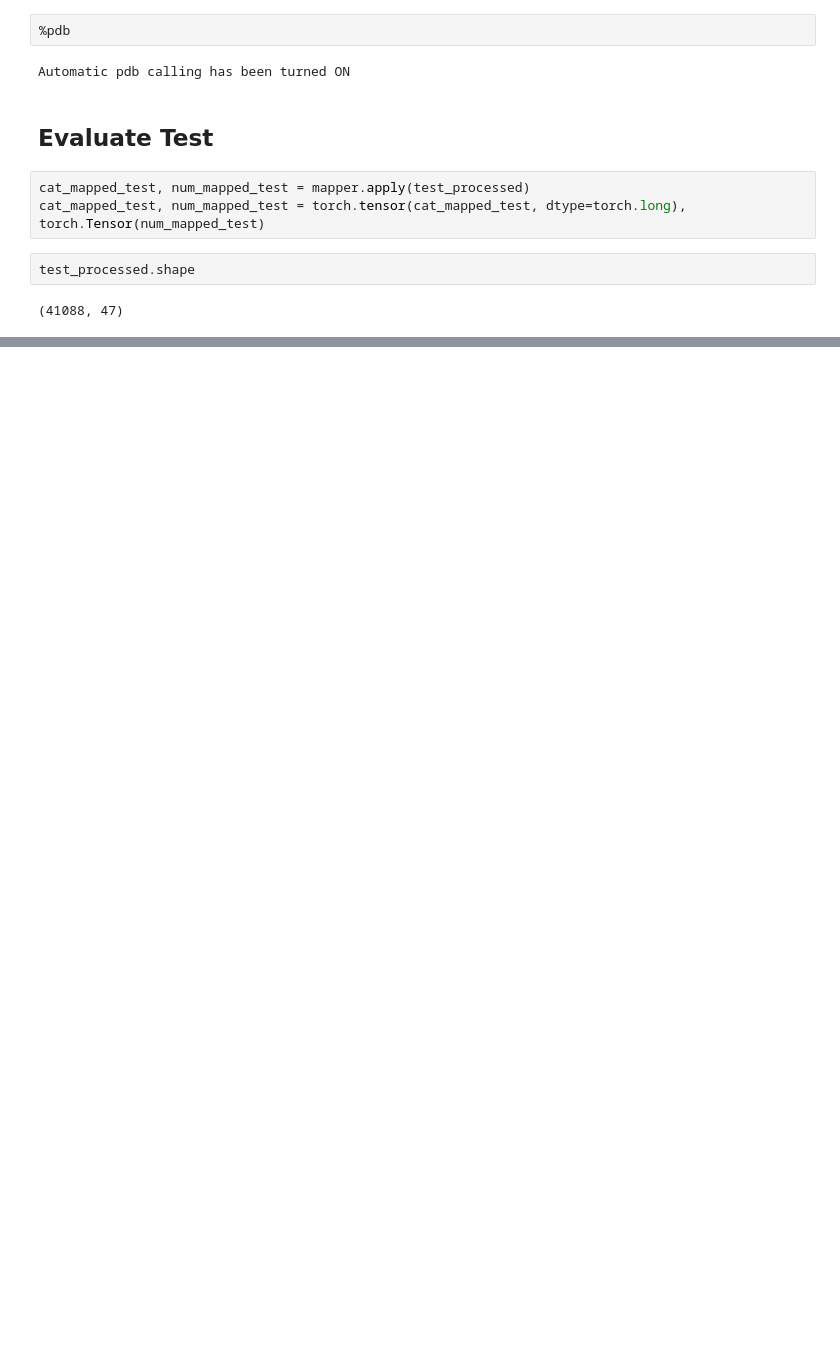
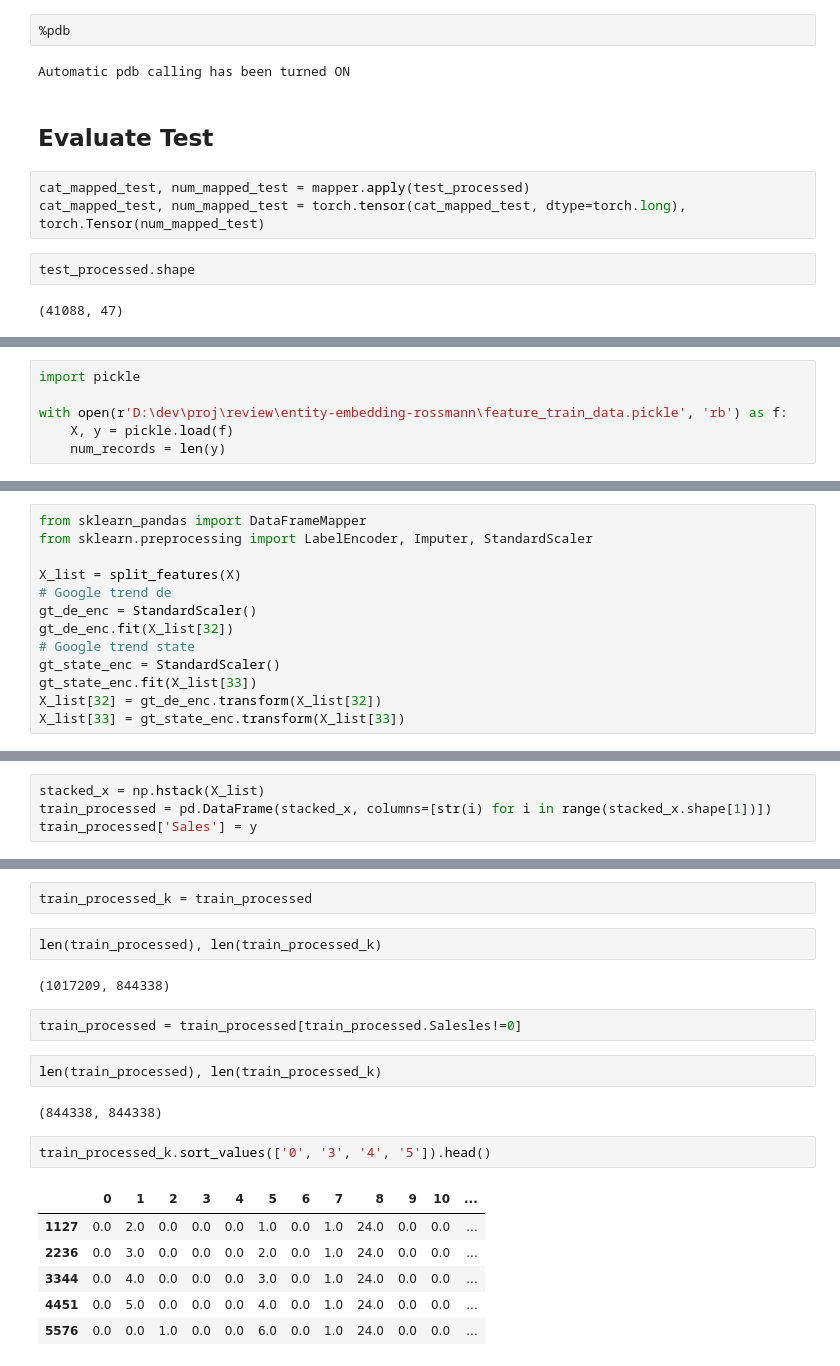
Before and after one commit to 7kbird/learning_notes, a Jupyter notebook: fast_ai/deeplearning/lesson14_rossman.ipynb, the cells around one changed output, grey strips where cells are left out. Drawn from its saved outputs; the diff is of its cells as text; blank space fills up the shorter version.

```diff
--- a/fast_ai/deeplearning/lesson14_rossman.ipynb
+++ b/fast_ai/deeplearning/lesson14_rossman.ipynb
@@ -1022,0 +1077,6 @@ create_submission(cat_mapped_test, num_mapped_test, model, 'ross_man_submission.
+# %%
+import pickle
+
+with open(r'D:\dev\proj\review\entity-embedding-rossmann\feature_train_data.pickle', 'rb') as f:
+    X, y = pickle.load(f)
+    num_records = len(y)
@@ -1022,0 +1202,13 @@ create_submission(cat_mapped_test, num_mapped_test, model, 'ross_man_submission.
+# %%
+from sklearn_pandas import DataFrameMapper
+from sklearn.preprocessing import LabelEncoder, Imputer, StandardScaler
+
+X_list = split_features(X)
+# Google trend de
+gt_de_enc = StandardScaler()
+gt_de_enc.fit(X_list[32])
+# Google trend state
+gt_state_enc = StandardScaler()
+gt_state_enc.fit(X_list[33])
+X_list[32] = gt_de_enc.transform(X_list[32])
+X_list[33] = gt_state_enc.transform(X_list[33])
@@ -1022,0 +1218,4 @@ create_submission(cat_mapped_test, num_mapped_test, model, 'ross_man_submission.
+# %%
+stacked_x = np.hstack(X_list)
+train_processed = pd.DataFrame(stacked_x, columns=[str(i) for i in range(stacked_x.shape[1])])
+train_processed['Sales'] = y
@@ -1022,0 +1233,21 @@ create_submission(cat_mapped_test, num_mapped_test, model, 'ross_man_submission.
+# %%
+train_processed_k = train_processed
+# %%
+len(train_processed), len(train_processed_k)
+# %% [output]
+(1017209, 844338)
+# %%
+train_processed = train_processed[train_processed.Salesles!=0]
+# %%
+len(train_processed), len(train_processed_k)
+# %% [output]
+(844338, 844338)
+# %%
+train_processed_k.sort_values(['0', '3', '4', '5']).head()
+# %% [output]
+|  | 0 | 1 | 2 | 3 | 4 | 5 | 6 | 7 | 8 | 9 | 10 | ... |
+| 1127 | 0.0 | 2.0 | 0.0 | 0.0 | 0.0 | 1.0 | 0.0 | 1.0 | 24.0 | 0.0 | 0.0 | ... |
+| 2236 | 0.0 | 3.0 | 0.0 | 0.0 | 0.0 | 2.0 | 0.0 | 1.0 | 24.0 | 0.0 | 0.0 | ... |
+| 3344 | 0.0 | 4.0 | 0.0 | 0.0 | 0.0 | 3.0 | 0.0 | 1.0 | 24.0 | 0.0 | 0.0 | ... |
+| 4451 | 0.0 | 5.0 | 0.0 | 0.0 | 0.0 | 4.0 | 0.0 | 1.0 | 24.0 | 0.0 | 0.0 | ... |
+| 5576 | 0.0 | 0.0 | 1.0 | 0.0 | 0.0 | 6.0 | 0.0 | 1.0 | 24.0 | 0.0 | 0.0 | ... |
```
Also changed, not shown: parts of 25 cells of this notebook.
